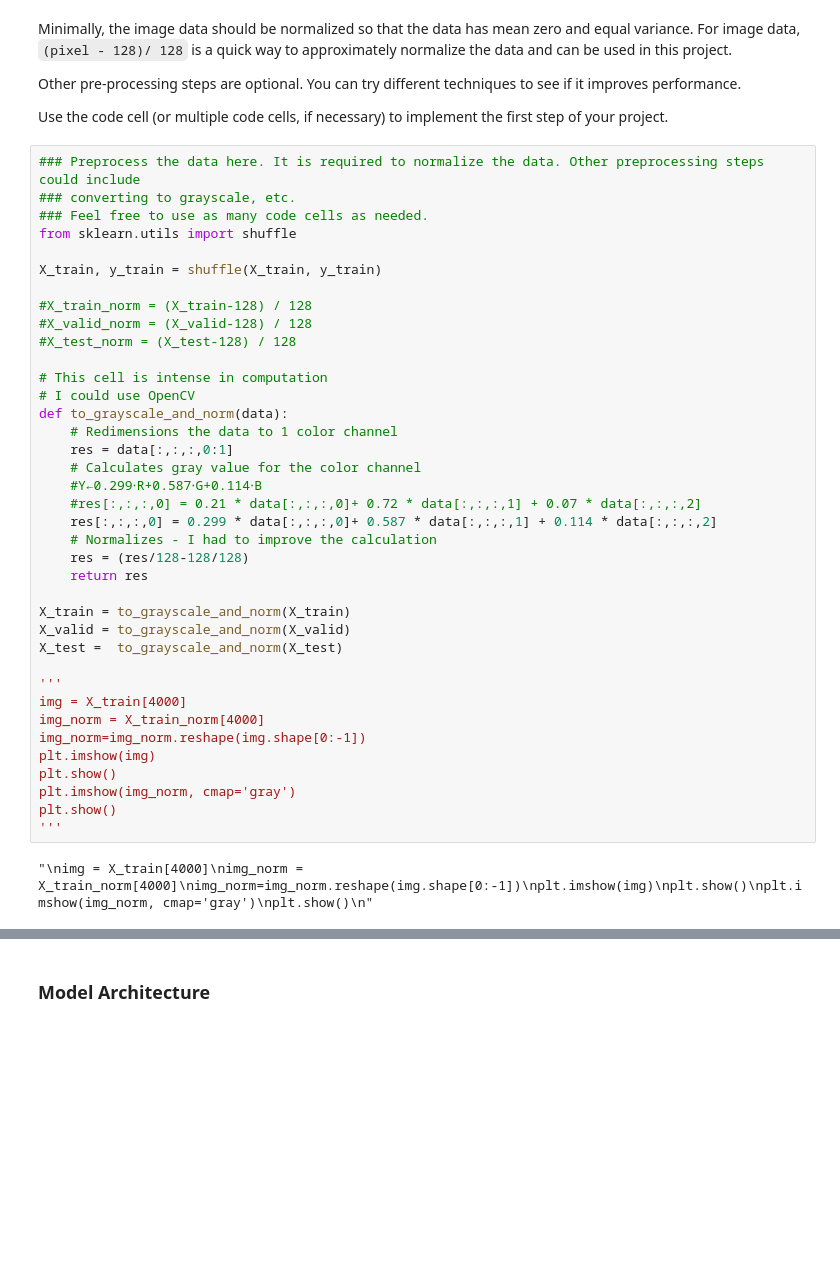
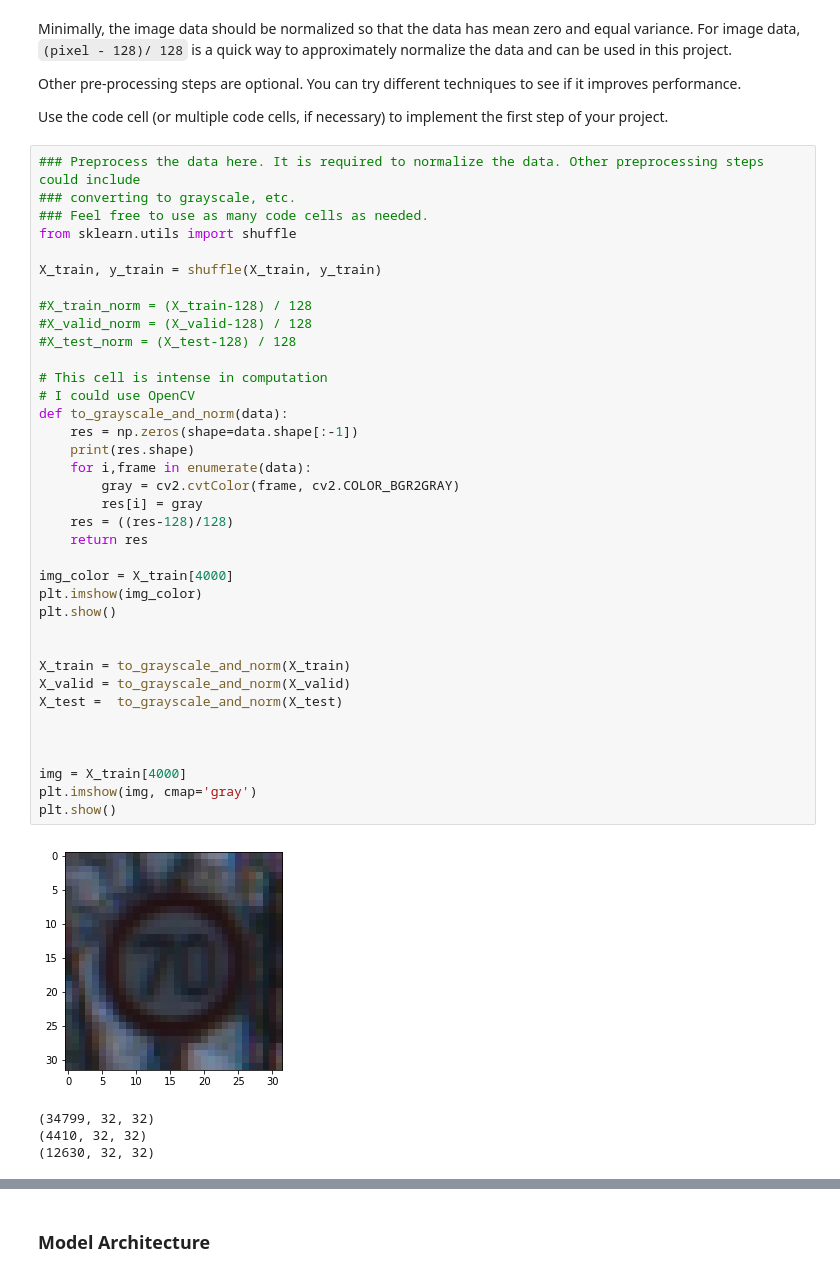
Before and after one commit to letyrodridc/Self-Driving-Car-Udacity, a Jupyter notebook: Traffic-Sign-Classifier/Traffic_Sign_Classifier.ipynb, the cells around one changed output, grey strips where cells are left out. Saved outputs shown, nothing was run; the diff lists cells and outputs as text; blank space fills up the shorter version.

```diff
--- a/Traffic-Sign-Classifier/Traffic_Sign_Classifier.ipynb
+++ b/Traffic-Sign-Classifier/Traffic_Sign_Classifier.ipynb
@@ -134,40 +156,42 @@ Use the code cell (or multiple code cells, if necessary) to implement the first
 # %%
 ### Preprocess the data here. It is required to normalize the data. Other preprocessing steps could include
 ### converting to grayscale, etc.
 ### Feel free to use as many code cells as needed.
 from sklearn.utils import shuffle
 
 X_train, y_train = shuffle(X_train, y_train)
 
 #X_train_norm = (X_train-128) / 128
 #X_valid_norm = (X_valid-128) / 128
 #X_test_norm = (X_test-128) / 128
 
 # This cell is intense in computation
 # I could use OpenCV
 def to_grayscale_and_norm(data):
-    # Redimensions the data to 1 color channel
-    res = data[:,:,:,0:1]
-    # Calculates gray value for the color channel
-    #Y←0.299⋅R+0.587⋅G+0.114⋅B
-    #res[:,:,:,0] = 0.21 * data[:,:,:,0]+ 0.72 * data[:,:,:,1] + 0.07 * data[:,:,:,2]
-    res[:,:,:,0] = 0.299 * data[:,:,:,0]+ 0.587 * data[:,:,:,1] + 0.114 * data[:,:,:,2]
-    # Normalizes - I had to improve the calculation
-    res = (res/128-128/128)
+    res = np.zeros(shape=data.shape[:-1])
+    print(res.shape)
+    for i,frame in enumerate(data):
+        gray = cv2.cvtColor(frame, cv2.COLOR_BGR2GRAY)
+        res[i] = gray
+    res = ((res-128)/128)
     return res
+
+img_color = X_train[4000]
+plt.imshow(img_color)
+plt.show()
+
 
 X_train = to_grayscale_and_norm(X_train)
 X_valid = to_grayscale_and_norm(X_valid)
 X_test =  to_grayscale_and_norm(X_test)
 
-'''
+
+
 img = X_train[4000]
-img_norm = X_train_norm[4000]
-img_norm=img_norm.reshape(img.shape[0:-1])
-plt.imshow(img)
+plt.imshow(img, cmap='gray')
 plt.show()
-plt.imshow(img_norm, cmap='gray')
-plt.show()
-'''
 # %% [output]
+[figure, added]
-"\nimg = X_train[4000]\nimg_norm = X_train_norm[4000]\nimg_norm=img_norm.reshape(img.shape[0:-1])\nplt.imshow(img)\nplt.show()\nplt.imshow(img_norm, cmap='gray')\nplt.show()\n"
+(34799, 32, 32)
+(4410, 32, 32)
+(12630, 32, 32)
```
Also changed, not shown: parts of 3 cells of this notebook, 22 other files.
